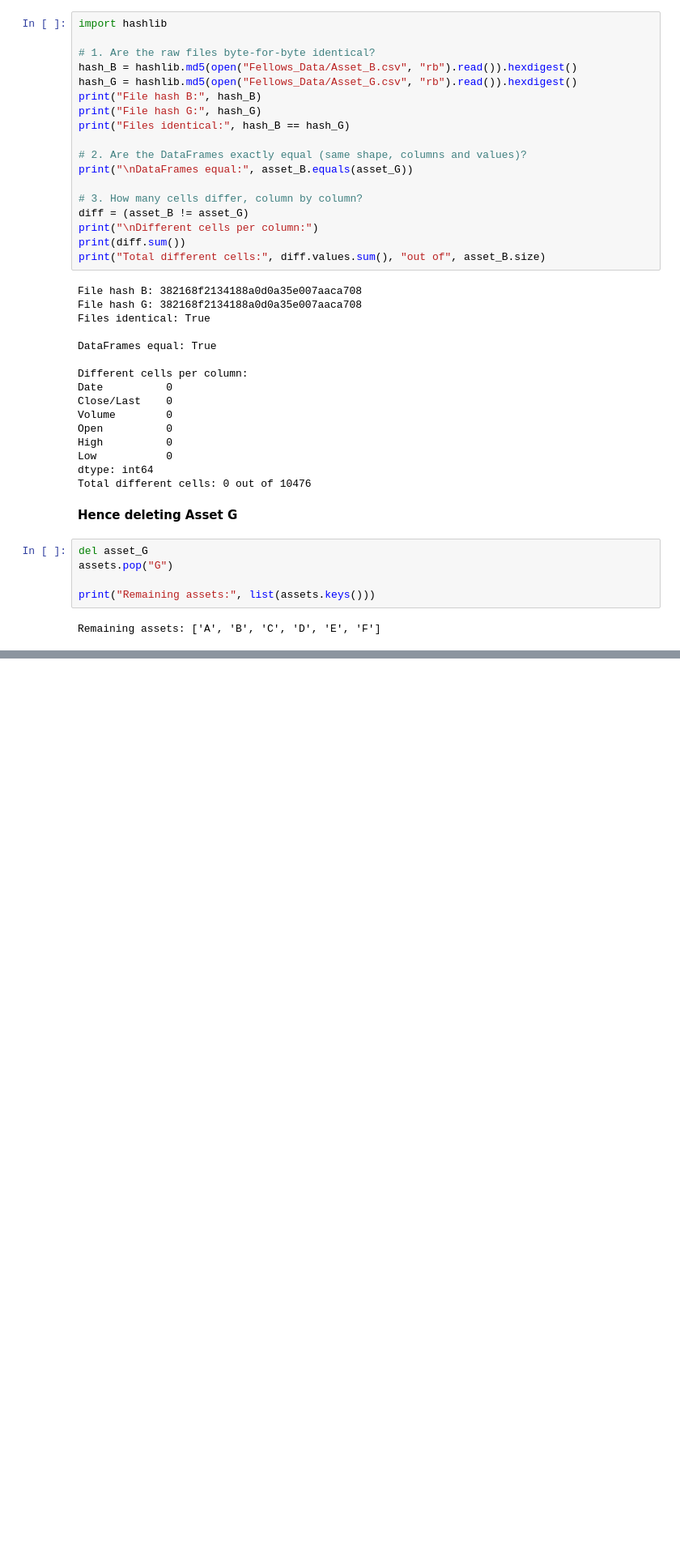
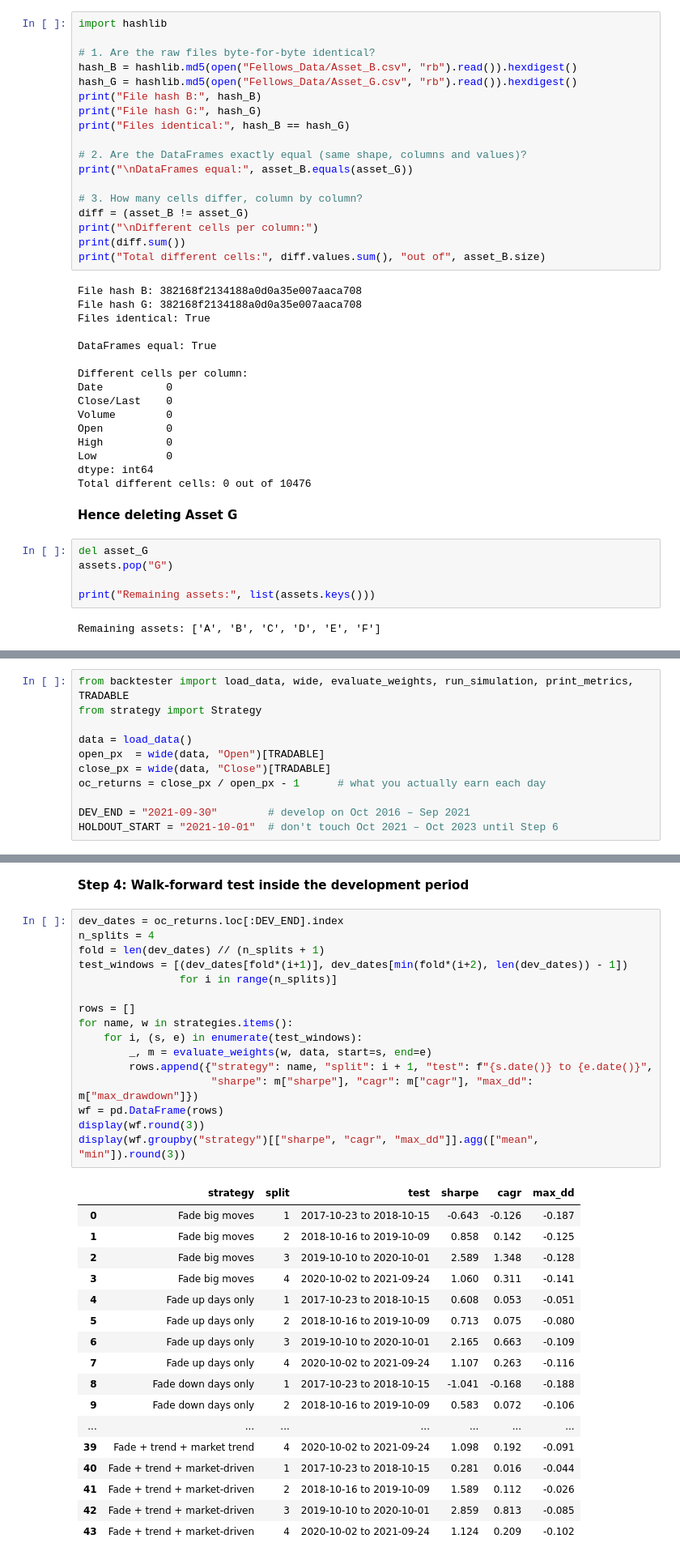
Before and after one commit to janjan1512/BSE, a Jupyter notebook: main.ipynb, the cells around one changed output, grey strips where cells are left out. Shown at 81% size. Saved outputs shown, nothing was run; the diff lists cells and outputs as text; blank space fills up the shorter version.

```diff
--- a/main.ipynb
+++ b/main.ipynb
@@ -140,0 +327,11 @@ display(log_returns.head())
+# %%
+from backtester import load_data, wide, evaluate_weights, run_simulation, print_metrics, TRADABLE
+from strategy import Strategy
+
+data = load_data()
+open_px  = wide(data, "Open")[TRADABLE]
+close_px = wide(data, "Close")[TRADABLE]
+oc_returns = close_px / open_px - 1      # what you actually earn each day
+
+DEV_END = "2021-09-30"        # develop on Oct 2016 – Sep 2021
+HOLDOUT_START = "2021-10-01"  # don't touch Oct 2021 – Oct 2023 until Step 6
@@ -140,0 +591,36 @@ display(log_returns.head())
+# %% [markdown]
+**Step 4: Walk-forward test inside the development period**
+# %%
+dev_dates = oc_returns.loc[:DEV_END].index
+n_splits = 4
+fold = len(dev_dates) // (n_splits + 1)
+test_windows = [(dev_dates[fold*(i+1)], dev_dates[min(fold*(i+2), len(dev_dates)) - 1])
+                for i in range(n_splits)]
+
+rows = []
+for name, w in strategies.items():
+    for i, (s, e) in enumerate(test_windows):
+        _, m = evaluate_weights(w, data, start=s, end=e)
+        rows.append({"strategy": name, "split": i + 1, "test": f"{s.date()} to {e.date()}",
+                     "sharpe": m["sharpe"], "cagr": m["cagr"], "max_dd": m["max_drawdown"]})
+wf = pd.DataFrame(rows)
+display(wf.round(3))
+display(wf.groupby("strategy")[["sharpe", "cagr", "max_dd"]].agg(["mean", "min"]).round(3))
+# %% [output]
+|  | strategy | split | test | sharpe | cagr | max_dd |
+| 0 | Fade big moves | 1 | 2017-10-23 to 2018-10-15 | -0.643 | -0.126 | -0.187 |
+| 1 | Fade big moves | 2 | 2018-10-16 to 2019-10-09 | 0.858 | 0.142 | -0.125 |
+| 2 | Fade big moves | 3 | 2019-10-10 to 2020-10-01 | 2.589 | 1.348 | -0.128 |
+| 3 | Fade big moves | 4 | 2020-10-02 to 2021-09-24 | 1.060 | 0.311 | -0.141 |
+| 4 | Fade up days only | 1 | 2017-10-23 to 2018-10-15 | 0.608 | 0.053 | -0.051 |
+| 5 | Fade up days only | 2 | 2018-10-16 to 2019-10-09 | 0.713 | 0.075 | -0.080 |
+| 6 | Fade up days only | 3 | 2019-10-10 to 2020-10-01 | 2.165 | 0.663 | -0.109 |
+| 7 | Fade up days only | 4 | 2020-10-02 to 2021-09-24 | 1.107 | 0.263 | -0.116 |
+| 8 | Fade down days only | 1 | 2017-10-23 to 2018-10-15 | -1.041 | -0.168 | -0.188 |
+| 9 | Fade down days only | 2 | 2018-10-16 to 2019-10-09 | 0.583 | 0.072 | -0.106 |
+| ... | ... | ... | ... | ... | ... | ... |
+| 39 | Fade + trend + market trend | 4 | 2020-10-02 to 2021-09-24 | 1.098 | 0.192 | -0.091 |
+| 40 | Fade + trend + market-driven | 1 | 2017-10-23 to 2018-10-15 | 0.281 | 0.016 | -0.044 |
+| 41 | Fade + trend + market-driven | 2 | 2018-10-16 to 2019-10-09 | 1.589 | 0.112 | -0.026 |
+| 42 | Fade + trend + market-driven | 3 | 2019-10-10 to 2020-10-01 | 2.859 | 0.813 | -0.085 |
+| 43 | Fade + trend + market-driven | 4 | 2020-10-02 to 2021-09-24 | 1.124 | 0.209 | -0.102 |
```
Also changed, not shown: parts of 29 cells of this notebook, 4 other files.
